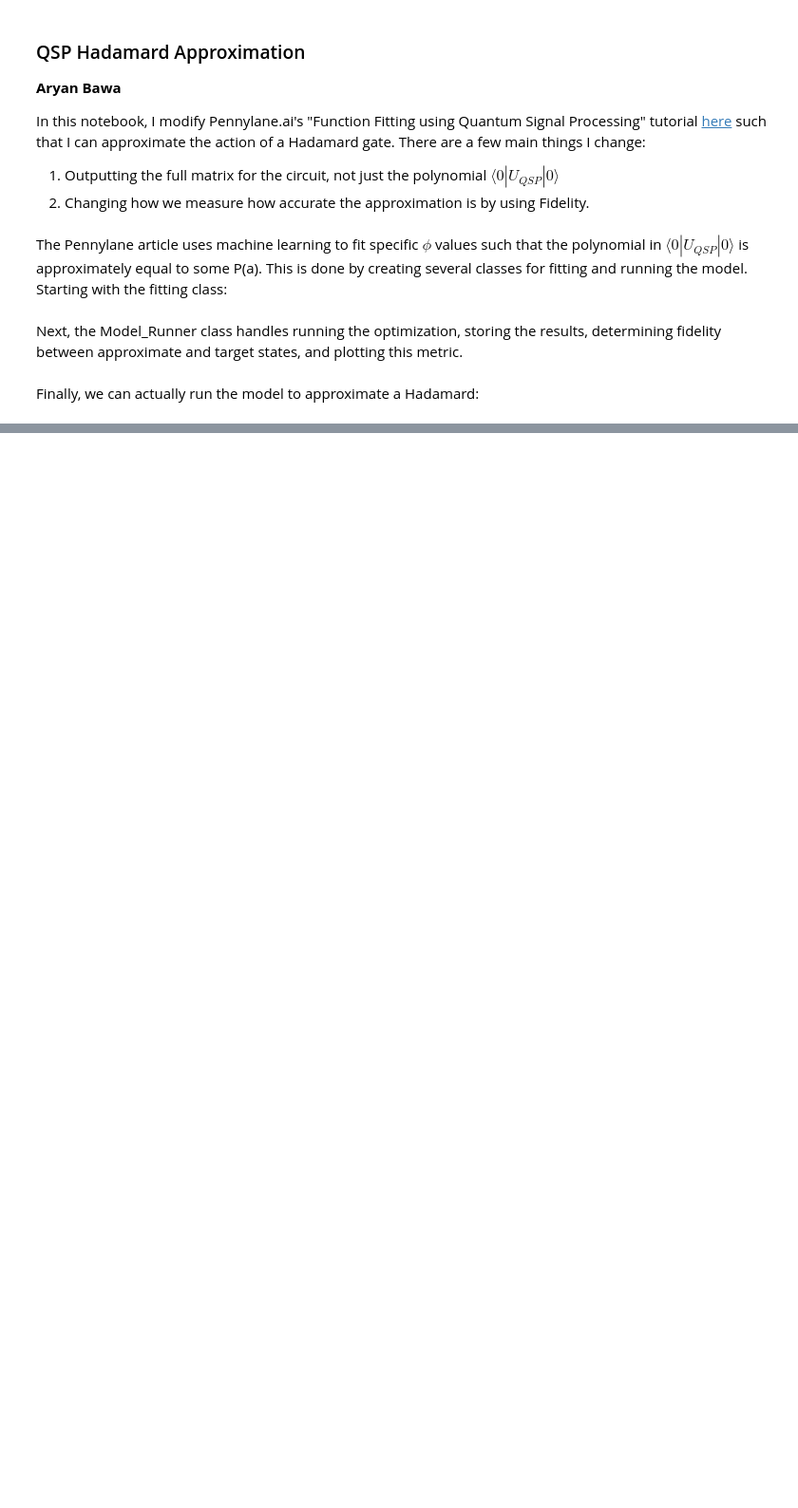
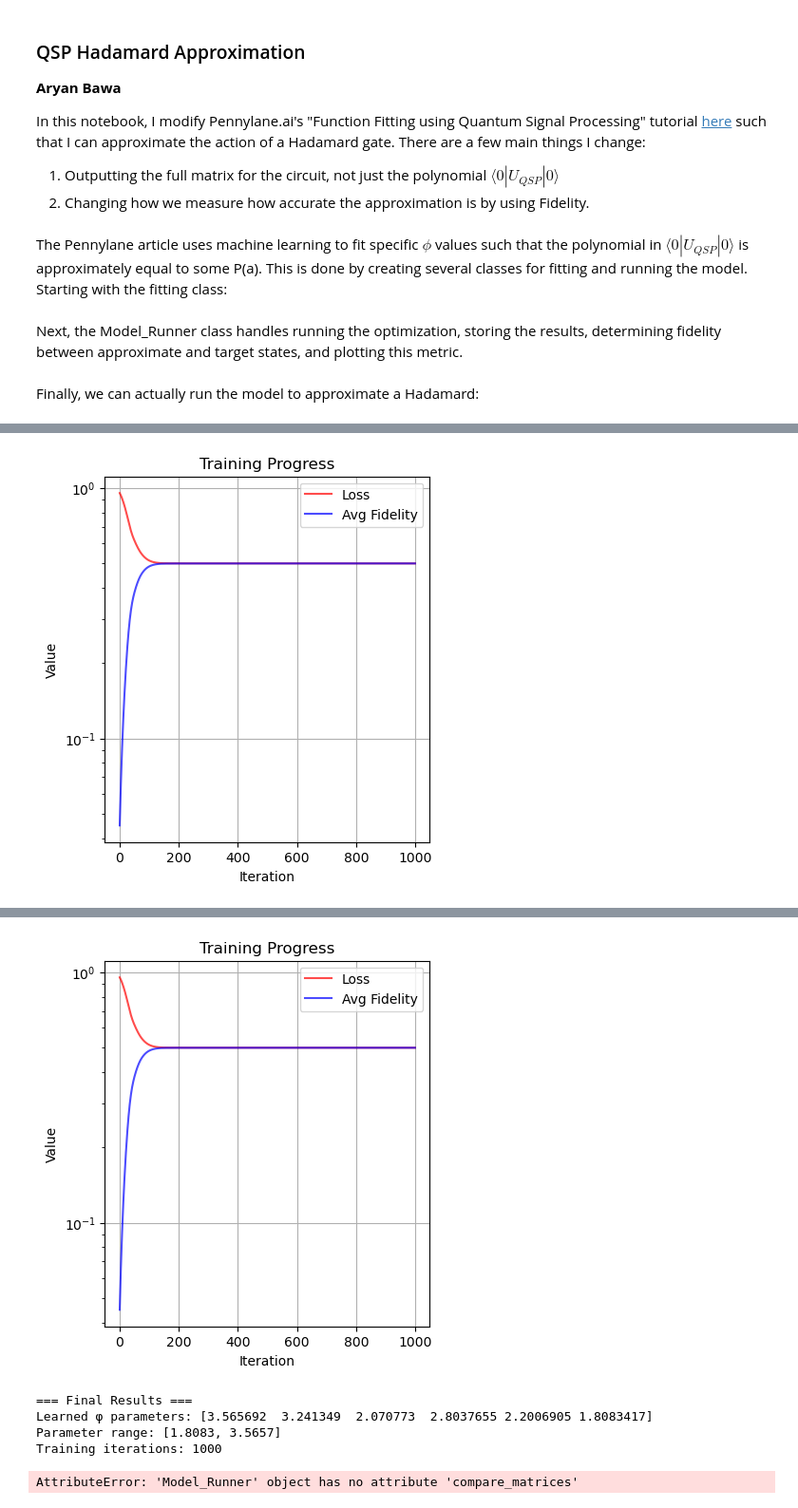
Before and after one commit to bawa27/qsvt-dequantization, a Jupyter notebook: sandbox/qsp_approximation.ipynb, the cells around one changed output, grey strips where cells are left out. Shown at 95% size. Saved outputs shown, nothing was run; the diff lists cells and outputs as text; code cells hidden in the pictures; blank space fills up the shorter version.

```diff
--- a/sandbox/qsp_approximation.ipynb
+++ b/sandbox/qsp_approximation.ipynb
@@ -93,10 +93,12 @@ class QSP_Unitary_Fit(torch.nn.Module):
         self.num_phi = degree + 1
 
     def forward(self, omega_mats):
+        """PennyLane forward implementation"""
         unitary_pred = []
+        generate_qsp_mat = qml.matrix(QSP_circ, wire_order=[0])
 
         for w in omega_mats:
-            u_qsp = self.matrix_fn(self.phi, w)
+            u_qsp = generate_qsp_mat(self.phi, w)
             unitary_pred.append(u_qsp)
 
         return torch.stack(unitary_pred, 0)
@@ -321,68 +271,5 @@ learned_params = runner.get_learned_parameters()
 print(f"Learned φ parameters: {learned_params}")
 print(f"Parameter range: [{learned_params.min():.4f}, {learned_params.max():.4f}]")
 print(f"Training iterations: {runner.training_iterations}")
-
-# Show matrix comparison for a specific 'a' value
-runner.compare_matrices(test_a=0.5)
-
-# Optional: Compare different configurations
-print(f"\n{'='*60}")
-print("=== Comparing Different Configurations ===")
-
-configs = [
-    {"degree": 7, "samples": 20, "lr": 1e-3},
-    {"degree": 9, "samples": 25, "lr": 5e-4},
-    {"degree": 11, "samples": 30, "lr": 1e-4}
-]
-
-results = []
-
-for i, config in enumerate(configs):
-    print(f"\nConfiguration {i+1}: {config}")
-    runner_test = Model_Runner(config["degree"], config["samples"])
-    runner_test.execute(max_iterations=2000, lr=config["lr"], verbose=False)
-    runner_test.evaluate(verbose=False)
-
-    results.append({
-        'config': config,
-        'final_fidelity': runner_test.final_fidelity,
-        'avg_fidelity': runner_test.avg_fidelity,
-        'std_fidelity': runner_test.std_fidelity,
-        'iterations': runner_test.training_iterations
-    })
-
-    print(f"  Final training fidelity: {runner_test.final_fidelity:.6f}")
-    print(f"  Average evaluation fidelity: {runner_test.avg_fidelity:.6f}")
-    print(f"  Fidelity std dev: {runner_test.std_fidelity:.6f}")
-    print(f"  Training iterations: {runner_test.training_iterations}")
-
-# Plot configuration comparison
-plt.figure(figsize=(12, 4))
-
-plt.subplot(1, 2, 1)
-degrees = [r['config']['degree'] for r in results]
-avg_fidelities = [r['avg_fidelity'] for r in results]
-std_fidelities = [r['std_fidelity'] for r in results]
-
-plt.errorbar(degrees, avg_fidelities, yerr=std_fidelities,
-                marker='o', capsize=5, capthick=2)
-plt.xlabel('Polynomial Degree')
-plt.ylabel('Average Fidelity')
-plt.title('Fidelity vs Polynomial Degree')
-plt.grid(True)
-
-plt.subplot(1, 2, 2)
-samples = [r['config']['samples'] for r in results]
-iterations = [r['iterations'] for r in results]
-
-plt.scatter(samples, iterations, c=degrees, cmap='viridis', s=100)
-plt.colorbar(label='Degree')
-plt.xlabel('Number of Samples')
-plt.ylabel('Training Iterations')
-plt.title('Training Efficiency')
-plt.grid(True)
-
-plt.tight_layout()
-plt.show()
 # %% [output]
 Initialized model runner
@@ -388,0 +292 @@ Initialized model runner
+[figure, added]
@@ -389,0 +310,6 @@ AttributeError: 'QSP_Unitary_Fit' object has no attribute 'matrix_fn'
+[figure, added]
+=== Final Results ===
+Learned φ parameters: [3.565692  3.241349  2.070773  2.8037655 2.2006905 1.8083417]
+Parameter range: [1.8083, 3.5657]
+Training iterations: 1000
+AttributeError: 'Model_Runner' object has no attribute 'compare_matrices'
```
Also changed, not shown: parts of 3 cells of this notebook.
